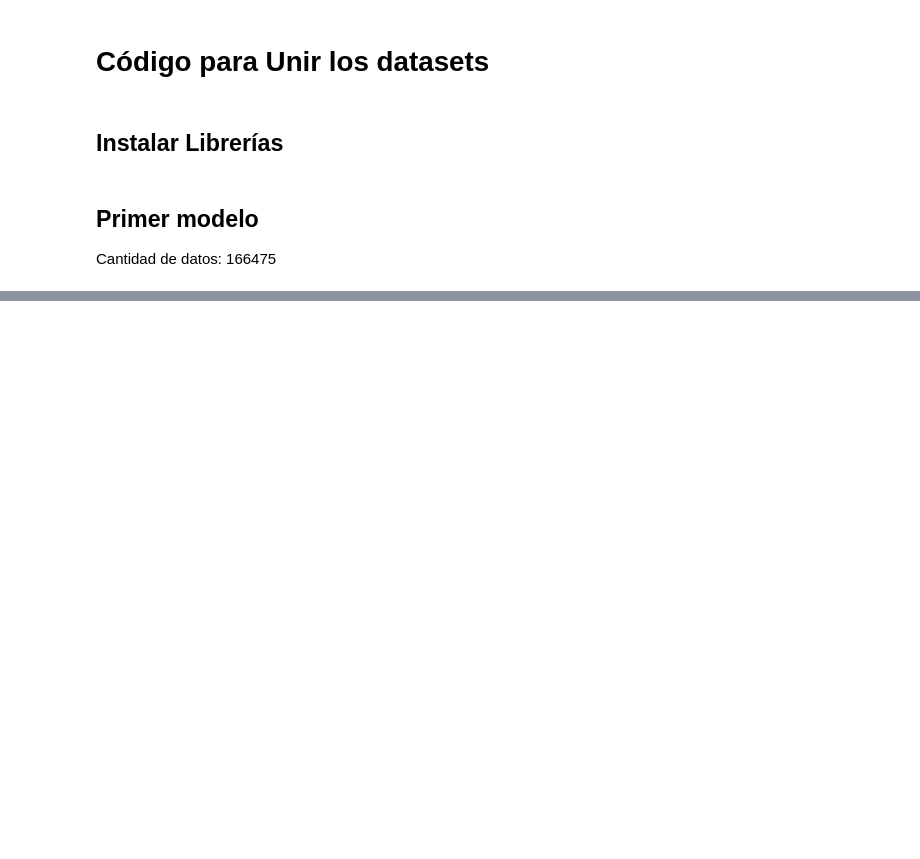
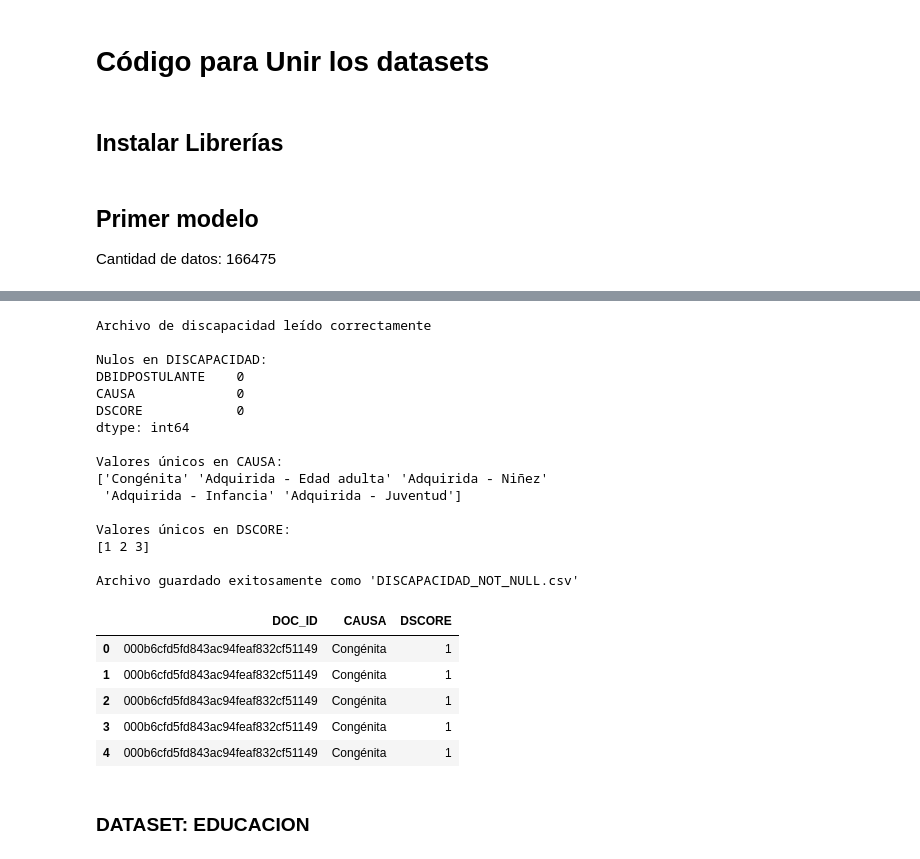
Before and after one commit to JaciLucasEulogio/ALGORITMOS-DE-IA, a Jupyter notebook: unir_datasets.ipynb, the cells around one changed output, grey strips where cells are left out. Drawn from its saved outputs; the diff is of its cells as text; code cells hidden in the pictures; blank space fills up the shorter version.

```diff
--- a/unir_datasets.ipynb
+++ b/unir_datasets.ipynb
@@ -117,0 +348,57 @@ DSCORE no nulos: 166475
+# %%
+url_discapacidad = 'https://drive.google.com/file/d/1k5tO-1iZ5FGWMJuykYylvbyafiXIMnZ-/view?usp=drive_link'
+
+# Función para convertir el enlace de Google Drive en enlace directo
+def get_drive_link(url):
+    file_id = url.split('/')[-2]
+    return f'https://drive.google.com/uc?id={file_id}'
+
+# Leer discapacidad
+df_discapacidad = pd.read_csv(get_drive_link(url_discapacidad))
+print("Archivo de discapacidad leído correctamente")
+
+#Cantidad de nulos por columna
+print("\nNulos en DISCAPACIDAD:")
+print(df_discapacidad.isnull().sum())
+
+#Imprime todos los valores de la columna CAUSA
+print("\nValores únicos en CAUSA:")
+print(df_discapacidad['CAUSA'].unique())
+
+#Imprimir valores unicos de la columna DSCORE
+print("\nValores únicos en DSCORE:")
+print(df_discapacidad['DSCORE'].unique())
+
+#Cambiar nombre de la columna DBIDPOSTULANTE por DOC_ID
+df_discapacidad = df_discapacidad.rename(columns={'DBIDPOSTULANTE': 'DOC_ID'})
+
+#Guardar en un nuevo archivo
+df_discapacidad.to_csv('DISCAPACIDAD_NOT_NULL.csv', index=False, encoding='utf-8')
+print("\nArchivo guardado exitosamente como 'DISCAPACIDAD_NOT_NULL.csv'")
+
+df_discapacidad.head()
+# %% [output]
+Archivo de discapacidad leído correctamente
+
+Nulos en DISCAPACIDAD:
+DBIDPOSTULANTE    0
+CAUSA             0
+DSCORE            0
+dtype: int64
+
+Valores únicos en CAUSA:
+['Congénita' 'Adquirida - Edad adulta' 'Adquirida - Niñez'
+ 'Adquirida - Infancia' 'Adquirida - Juventud']
+
+Valores únicos en DSCORE:
+[1 2 3]
+
+Archivo guardado exitosamente como 'DISCAPACIDAD_NOT_NULL.csv'
+|  | DOC_ID | CAUSA | DSCORE |
+| 0 | 000b6cfd5fd843ac94feaf832cf51149 | Congénita | 1 |
+| 1 | 000b6cfd5fd843ac94feaf832cf51149 | Congénita | 1 |
+| 2 | 000b6cfd5fd843ac94feaf832cf51149 | Congénita | 1 |
+| 3 | 000b6cfd5fd843ac94feaf832cf51149 | Congénita | 1 |
+| 4 | 000b6cfd5fd843ac94feaf832cf51149 | Congénita | 1 |
+# %% [markdown]
+### DATASET: EDUCACION
```
Also changed, not shown: parts of 18 cells of this notebook, 11 other files.
